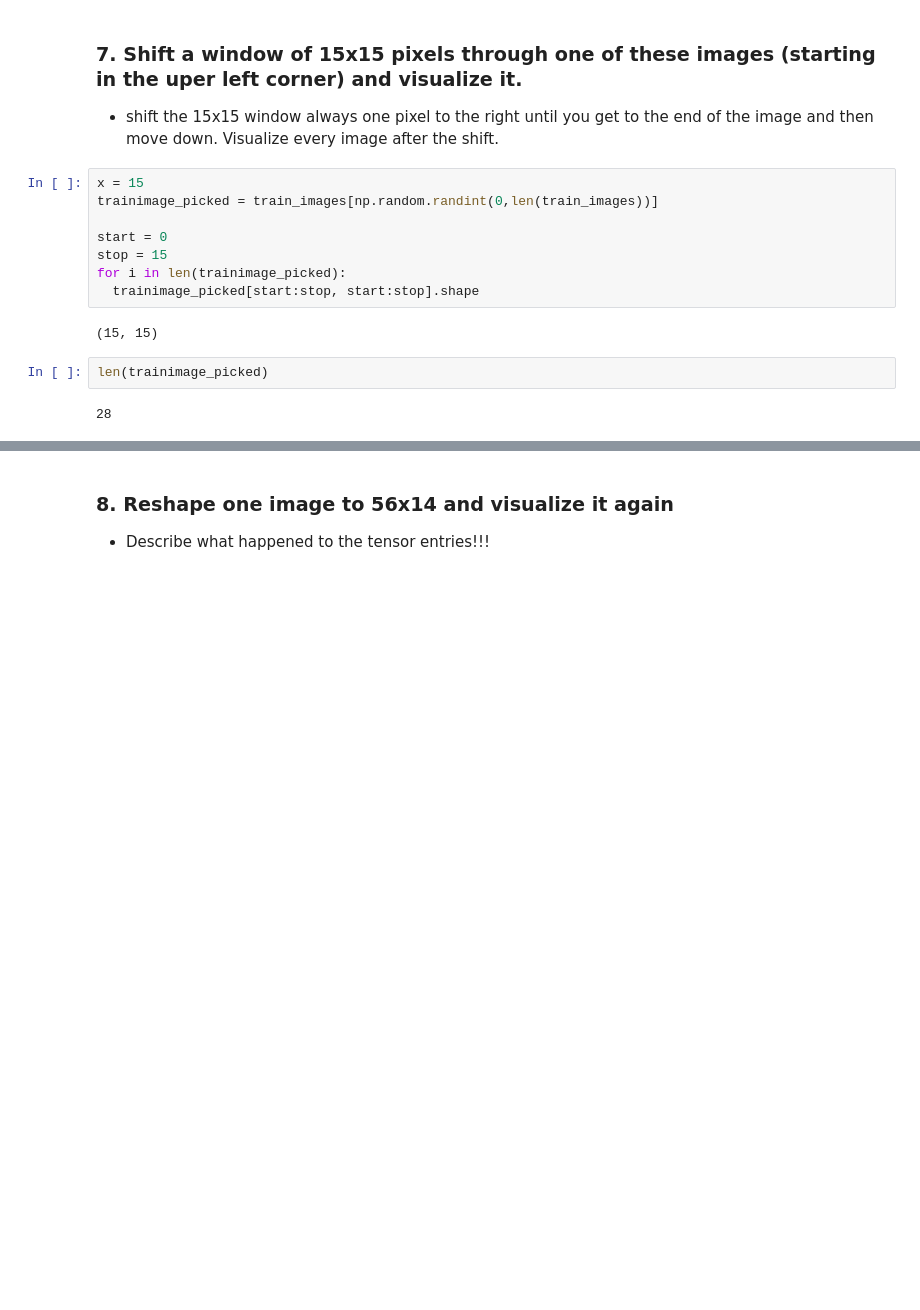
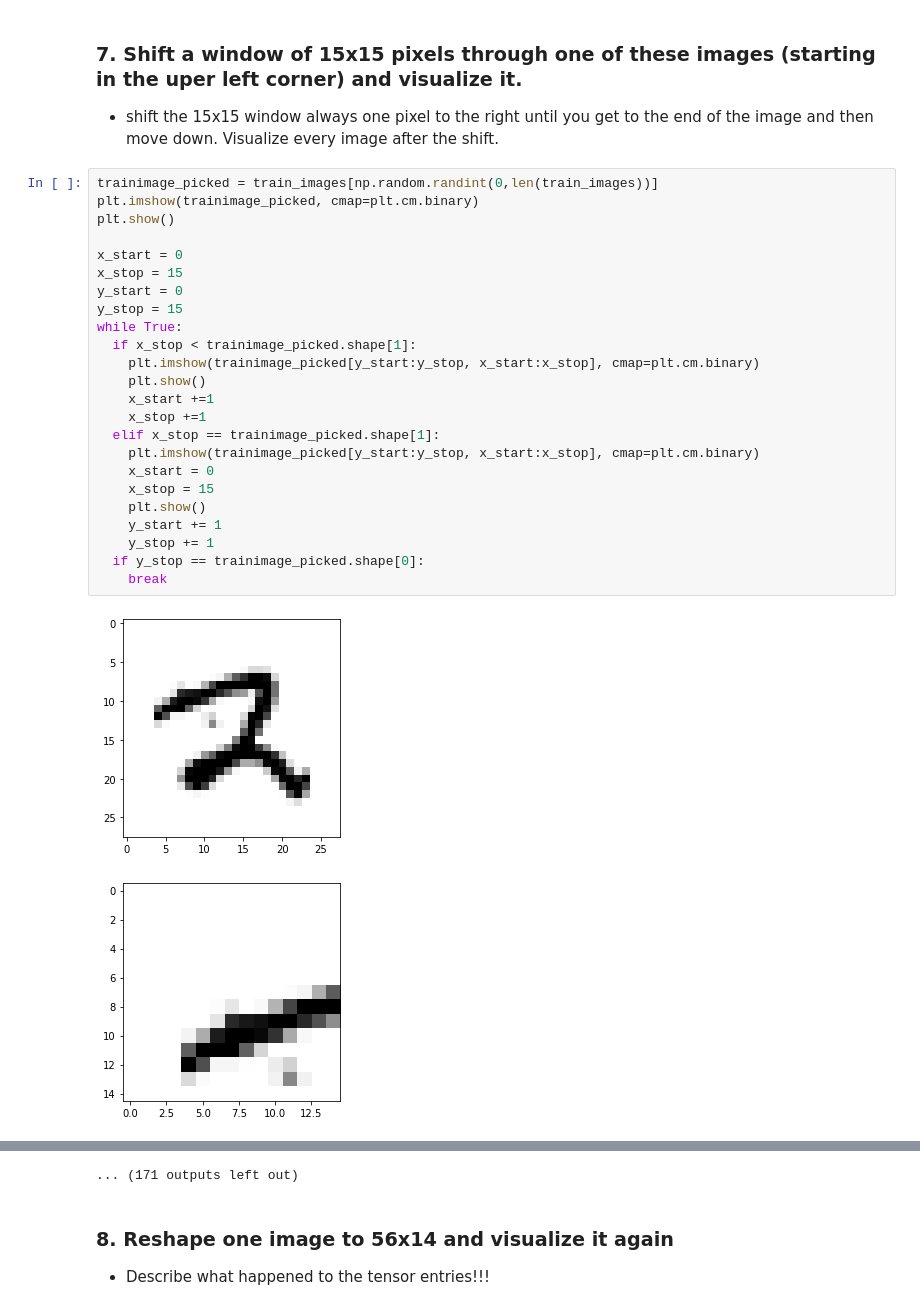
Before and after one commit to jueri/Course-DIS21a.1, a Jupyter notebook: Ex1.TensorBasics.ipynb, the cells around one changed output, grey strips where cells are left out. Saved outputs shown, nothing was run; the diff lists cells and outputs as text; blank space fills up the shorter version.

```diff
--- a/Ex1.TensorBasics.ipynb
+++ b/Ex1.TensorBasics.ipynb
@@ -459,17 +366,30 @@ plt.show()
 # %% [markdown]
 ### 7. Shift a window of 15x15 pixels through one of these images (starting in the uper left corner) and visualize it.
 - shift the 15x15 window always one pixel to the right until you get to the end of the image and then move down. Visualize every image after the shift.
-# %%
-x = 15
-trainimage_picked = train_images[np.random.randint(0,len(train_images))]
-
-start = 0
-stop = 15
-for i in len(trainimage_picked):
-  trainimage_picked[start:stop, start:stop].shape
-# %% [output]
-(15, 15)
-# %%
-len(trainimage_picked)
-# %% [output]
-28
+# %%
+trainimage_picked = train_images[np.random.randint(0,len(train_images))]
+plt.imshow(trainimage_picked, cmap=plt.cm.binary)
+plt.show()
+
+x_start = 0
+x_stop = 15
+y_start = 0
+y_stop = 15
+while True:
+  if x_stop < trainimage_picked.shape[1]:
+    plt.imshow(trainimage_picked[y_start:y_stop, x_start:x_stop], cmap=plt.cm.binary)
+    plt.show()
+    x_start +=1
+    x_stop +=1
+  elif x_stop == trainimage_picked.shape[1]:
+    plt.imshow(trainimage_picked[y_start:y_stop, x_start:x_stop], cmap=plt.cm.binary)
+    x_start = 0
+    x_stop = 15
+    plt.show()
+    y_start += 1
+    y_stop += 1
+  if y_stop == trainimage_picked.shape[0]:
+    break
+# %% [output]
+[figure, added]
+[figure, added]
@@ -476,3 +406,4 @@ len(trainimage_picked)
+... (171 outputs left out)
 # %% [markdown]
 ### 8. Reshape one image to 56x14 and visualize it again
 - Describe what happened to the tensor entries!!!
```
Also changed, not shown: parts of 15 cells of this notebook.
